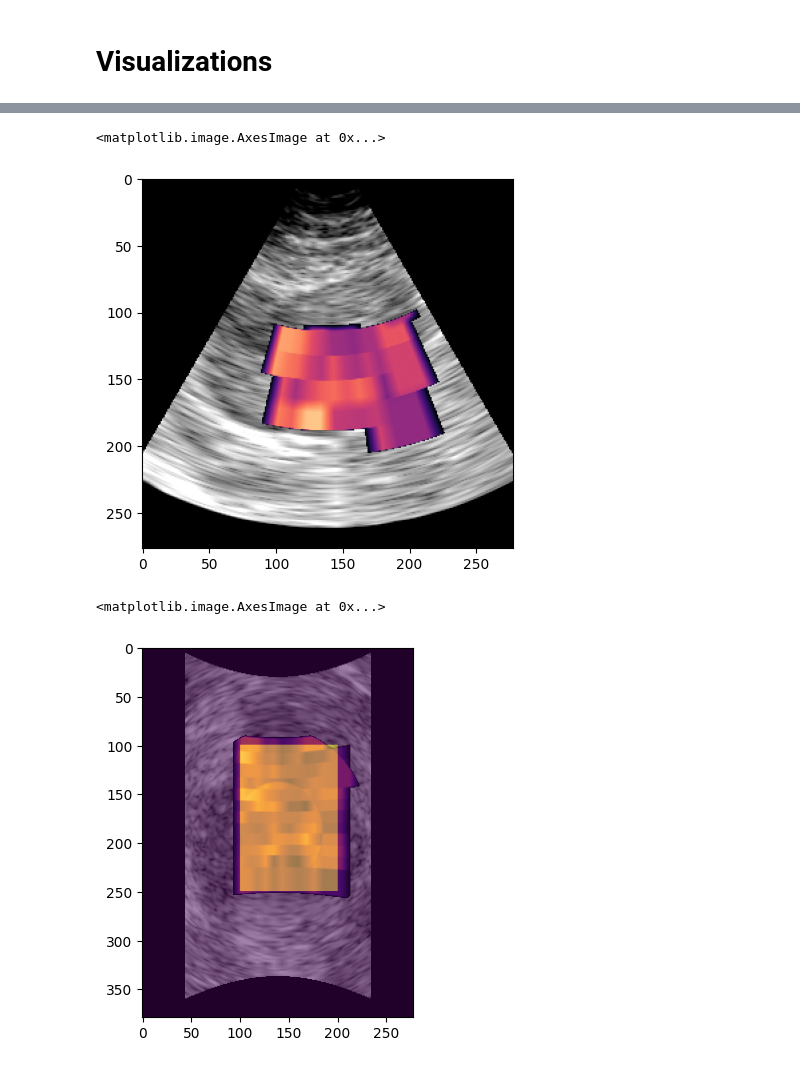
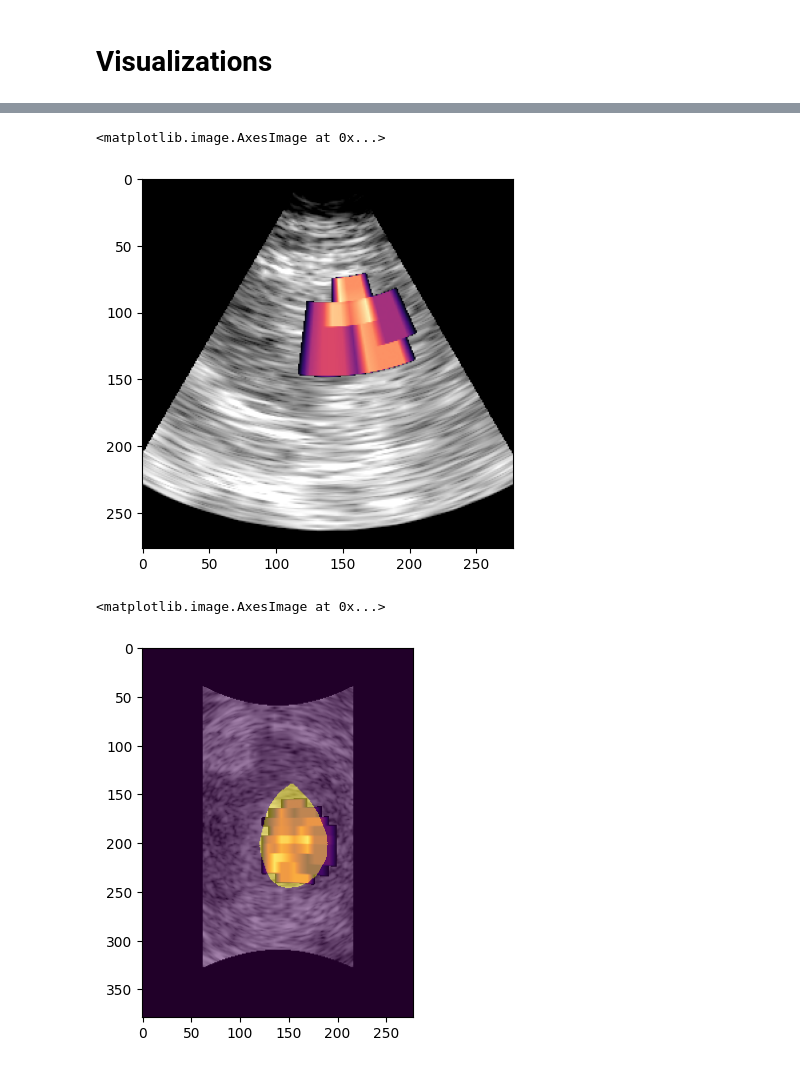
Before and after one commit to TUL-Dev/PyQuantUS, a Jupyter notebook: CLI-Demos/scPhilipsUtc3d.ipynb, the cells around one changed output, grey strips where cells are left out. Saved outputs shown, nothing was run; the diff lists cells and outputs as text; code cells hidden in the pictures.

```diff
--- a/CLI-Demos/scPhilipsUtc3d.ipynb
+++ b/CLI-Demos/scPhilipsUtc3d.ipynb
@@ -44,13 +44,19 @@ Done
 # %%
 import numpy as np
+import nibabel as nib
 
-# Define cube for analysis
-startIxZ = 100; endIxZ = 200
-startIxX = 100; endIxX = 200
-startIxY = 100; endIxY = 250
-voiMask = np.zeros_like(imgData.scBmode)
-voiMask[startIxX:endIxX, startIxY:endIxY, startIxZ:endIxZ] = 1
-voiMask = voiMask.astype(bool)
+voiPath = Path('/Users/davidspector/Home/Stanford/QuantUS Projects/Sample Data/Philips 3D RF/scan_segmentation.nii.gz')
+
+voi = nib.load(voiPath)
+voiMask = np.asarray(voi.dataobj, dtype=np.uint8)
+
+# # Define cube for analysis
+# startIxZ = 100; endIxZ = 200
+# startIxX = 100; endIxX = 200
+# startIxY = 100; endIxY = 250
+# voiMask = np.zeros_like(imgData.scBmode)
+# voiMask[startIxX:endIxX, startIxY:endIxY, startIxZ:endIxZ] = 1
+# voiMask = voiMask.astype(bool)
 # %% [markdown]
 # Analysis Config
 # %%
@@ -142,18 +148,18 @@ plt.imshow(utcData3d.scMbfIm[:,:,axFrame])
 # %%
-latFrame = 150
+latFrame = 200
 plt.imshow(utcData3d.utcAnalysis.ultrasoundImage.scBmode[:,latFrame,:], cmap='gray', aspect='auto')
 plt.imshow(utcData3d.scSsIm[:,latFrame,:])
 # %% [output]
 <matplotlib.image.AxesImage at 0x...>
-[figure, old version]
+[figure, new version]
 # %%
-corFrame = 130
+corFrame = 100
 plt.imshow(utcData3d.utcAnalysis.ultrasoundImage.scBmode[corFrame,:,:], cmap='gray', aspect='auto')
 plt.imshow(utcData3d.scSsIm[corFrame,:,:])
 plt.imshow(utcData3d.utcAnalysis.scSegMask[corFrame,:,:], alpha=0.5)
 # %% [output]
 <matplotlib.image.AxesImage at 0x...>
-[figure, old version]
+[figure, new version]
 # %%
 utcData3d.plotPsData()
 # %% [output]
```
Also changed, not shown: parts of 5 cells of this notebook.
